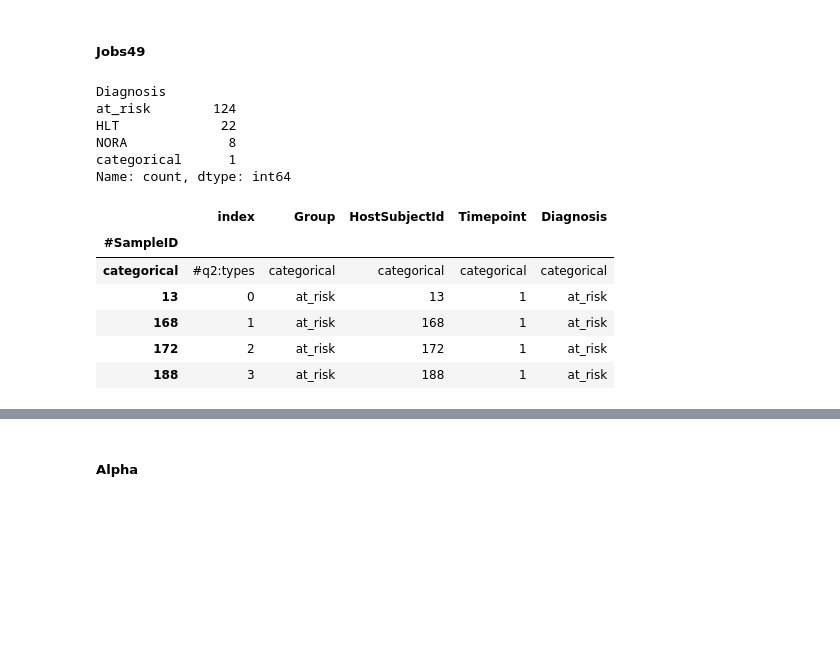
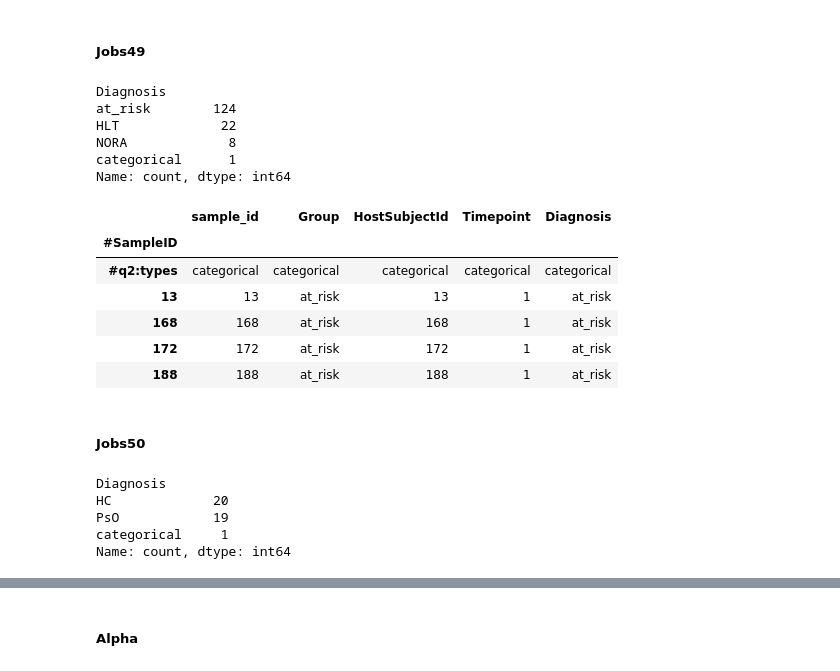
Before and after one commit to kbpi314/ampaim, a Jupyter notebook: code/ampaim_metaanalysis.ipynb, the cells around one changed output, grey strips where cells are left out. Saved outputs shown, nothing was run; the diff lists cells and outputs as text; code cells hidden in the pictures; blank space fills up the shorter version.

```diff
--- a/code/ampaim_metaanalysis.ipynb
+++ b/code/ampaim_metaanalysis.ipynb
@@ -407,38 +431,76 @@ df['HostSubjectId'] = df['sample_id'].apply(lambda x: x.split('-')[1] if 'NG' in
 df['Timepoint'] = df['sample_id'].apply(lambda x: x.split('-')[-1] if 'NG' in x else 1)
 
 # probably will keep only first timepoint
 df = df.drop_duplicates(subset='HostSubjectId', keep='first', inplace=False)
 
 # # get diagnosis column
 df['Diagnosis'] = df['Group']
 
 # create categorical
 df = df.reset_index()
+df['index'] = df['sample_id']
 df.loc[-1] = ['categorical' for _ in range(len(df.columns))] # adding a row
 df.index = df.index + 1  # shifting index
 df.sort_index(inplace=True)
 df.iloc[0,0] = '#q2:types'
-df = df.set_index('sample_id')
+df = df.set_index('index')
 df.index.name = '#SampleID'
 
 # export
 df.to_csv(path + 'outputs/jobs49/qiime_mapping_file.tsv', sep='\t')
 
 # check
 print(df.Diagnosis.value_counts())
 # df.sample_id.values
 df.head()
 # %% [output]
 Diagnosis
 at_risk        124
 HLT             22
 NORA             8
 categorical      1
 Name: count, dtype: int64
-|  | index | Group | HostSubjectId | Timepoint | Diagnosis |
+|  | sample_id | Group | HostSubjectId | Timepoint | Diagnosis |
 | #SampleID |  |  |  |  |  |
-| categorical | #q2:types | categorical | categorical | categorical | categorical |
-| 13 | 0 | at_risk | 13 | 1 | at_risk |
-| 168 | 1 | at_risk | 168 | 1 | at_risk |
-| 172 | 2 | at_risk | 172 | 1 | at_risk |
-| 188 | 3 | at_risk | 188 | 1 | at_risk |
+| #q2:types | categorical | categorical | categorical | categorical | categorical |
+| 13 | 13 | at_risk | 13 | 1 | at_risk |
+| 168 | 168 | at_risk | 168 | 1 | at_risk |
+| 172 | 172 | at_risk | 172 | 1 | at_risk |
+| 188 | 188 | at_risk | 188 | 1 | at_risk |
+# %% [markdown]
+##### Jobs50 #####
+# %%
+# jobs50
+df = pd.read_csv(path + 'outputs/jobs50/SraRunTable.txt', sep='\t')
+
+# create host subject ID col
+df['HostSubjectId'] = df['Run']
+
+# df = df[df['Run title'].str.contains('fecal')]
+df = df.set_index('Run')
+
+# get diagnosis column
+df['Diagnosis'] = df['isolation_source'].map(lambda x: 'PsO' if 'psoria' in x else 'HC')
+
+# create categorical
+df = df.reset_index()
+df.loc[-1] = ['categorical' for _ in range(len(df.columns))] # adding a row
+df.index = df.index + 1  # shifting index
+df.sort_index(inplace=True)
+df.iloc[0,0] = '#q2:types'
+df = df.set_index('Run')
+df.index.name = '#SampleID'
+
+# export
+df.to_csv(path + 'outputs/jobs50/qiime_mapping_file.tsv', sep='\t')
+
+# check
+df.Diagnosis.value_counts()
+
+# df.head()
+# %% [output]
+Diagnosis
+HC             20
+PsO            19
+categorical     1
+Name: count, dtype: int64
```
Also changed, not shown: parts of 8 cells of this notebook, 1 other file.
